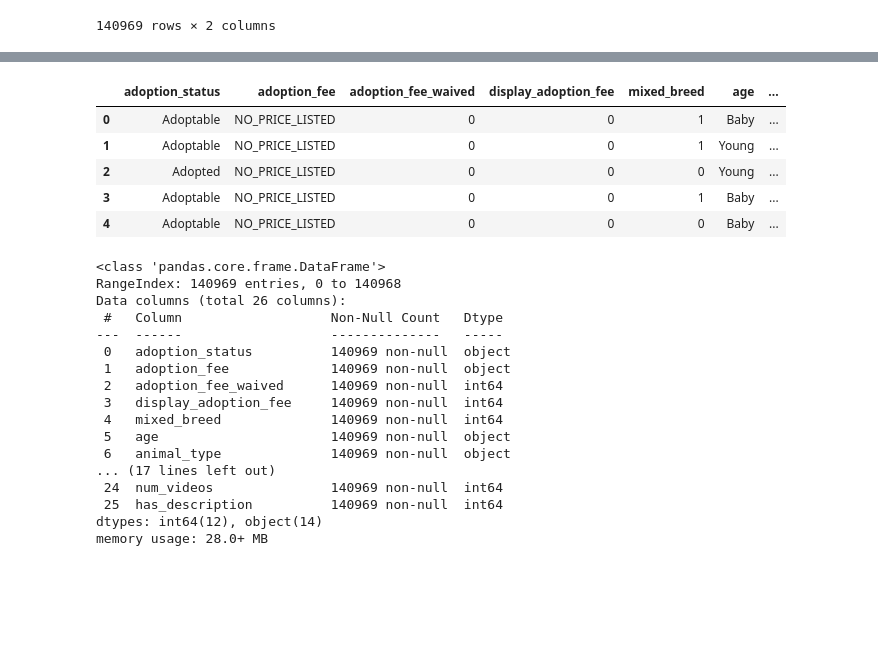
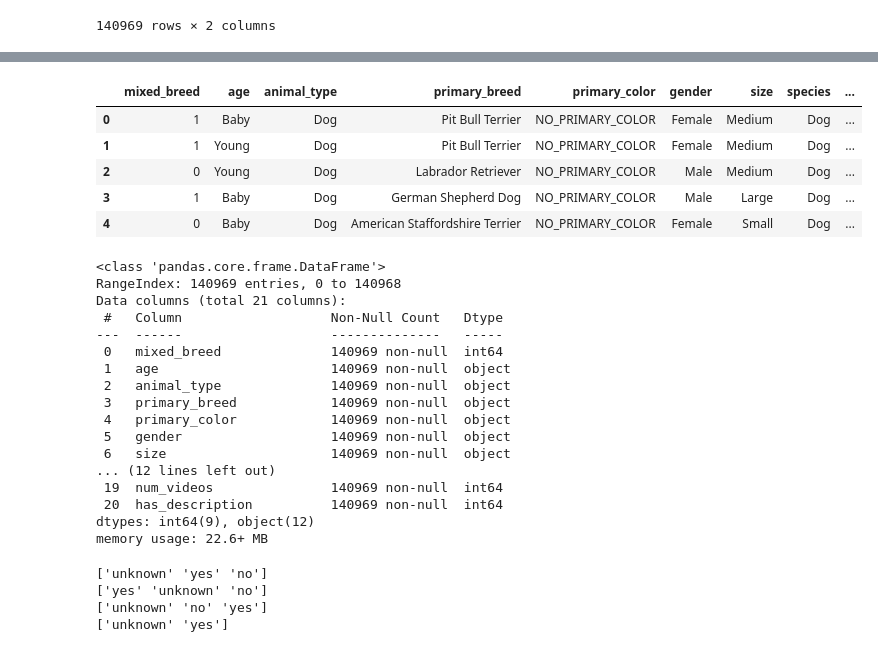
Before and after one commit to justinrichie/clusters_ML_TF, a Jupyter notebook: petfinder-clusters.ipynb, the cells around one changed output, grey strips where cells are left out. Drawn from its saved outputs; the diff is of its cells as text; code cells hidden in the pictures; blank space fills up the shorter version.

```diff
--- a/petfinder-clusters.ipynb
+++ b/petfinder-clusters.ipynb
@@ -46,8 +48,12 @@ df[['has_description', 'pet_description']]
 # %%
 # drop columns that the model will not train on
 to_drop = [
+    'adoption_fee',
+    'adoption_fee_waived',
+    'adoption_status',
     'country_code',
     'created_at',
+    'display_adoption_fee',
     'favorited_at',
     'good_with_others_notes',
     'id',
@@ -58,6 +64,7 @@ to_drop = [
     'location_type',
     'longitude',
     'name',
+    'num_aifs',
     'organization_active',
     'organization_animal_identifier',
     'organization_display_id',
@@ -90,36 +97,44 @@ df.head()
 # %%
-# fill nan values in 'adoption_fee' column
-df['adoption_fee'].fillna(value='NO_PRICE_LISTED', inplace=True)
 # fill nan values in all color fields
 df['primary_color'].fillna(value='NO_PRIMARY_COLOR', inplace=True)
 # fill nan values in for coat_length
 df['coat_length'].fillna(value='NO_COAT_LENGTH', inplace=True)
 df.head()
 # %% [output]
-|  | adoption_status | adoption_fee | adoption_fee_waived | display_adoption_fee | mixed_breed | age | ... |
-| 0 | Adoptable | NO_PRICE_LISTED | 0 | 0 | 1 | Baby | ... |
-| 1 | Adoptable | NO_PRICE_LISTED | 0 | 0 | 1 | Young | ... |
-| 2 | Adopted | NO_PRICE_LISTED | 0 | 0 | 0 | Young | ... |
-| 3 | Adoptable | NO_PRICE_LISTED | 0 | 0 | 1 | Baby | ... |
-| 4 | Adoptable | NO_PRICE_LISTED | 0 | 0 | 0 | Baby | ... |
+|  | mixed_breed | age | animal_type | primary_breed | primary_color | gender | size | species | ... |
+| 0 | 1 | Baby | Dog | Pit Bull Terrier | NO_PRIMARY_COLOR | Female | Medium | Dog | ... |
+| 1 | 1 | Young | Dog | Pit Bull Terrier | NO_PRIMARY_COLOR | Female | Medium | Dog | ... |
+| 2 | 0 | Young | Dog | Labrador Retriever | NO_PRIMARY_COLOR | Male | Medium | Dog | ... |
+| 3 | 1 | Baby | Dog | German Shepherd Dog | NO_PRIMARY_COLOR | Male | Large | Dog | ... |
+| 4 | 0 | Baby | Dog | American Staffordshire Terrier | NO_PRIMARY_COLOR | Female | Small | Dog | ... |
 # %%
 # validate all columns have 140,969 non-null values
 df.info()
 # %% [output]
 <class 'pandas.core.frame.DataFrame'>
 RangeIndex: 140969 entries, 0 to 140968
-Data columns (total 26 columns):
+Data columns (total 21 columns):
  #   Column                   Non-Null Count   Dtype
 ---  ------                   --------------   -----
- 0   adoption_status          140969 non-null  object
- 1   adoption_fee             140969 non-null  object
- 2   adoption_fee_waived      140969 non-null  int64
- 3   display_adoption_fee     140969 non-null  int64
- 4   mixed_breed              140969 non-null  int64
- 5   age                      140969 non-null  object
- 6   animal_type              140969 non-null  object
-... (17 lines left out)
- 24  num_videos               140969 non-null  int64
- 25  has_description          140969 non-null  int64
-dtypes: int64(12), object(14)
-memory usage: 28.0+ MB
+ 0   mixed_breed              140969 non-null  int64
+ 1   age                      140969 non-null  object
+ 2   animal_type              140969 non-null  object
+ 3   primary_breed            140969 non-null  object
+ 4   primary_color            140969 non-null  object
+ 5   gender                   140969 non-null  object
+ 6   size                     140969 non-null  object
+... (12 lines left out)
+ 19  num_videos               140969 non-null  int64
+ 20  has_description          140969 non-null  int64
+dtypes: int64(9), object(12)
+memory usage: 22.6+ MB
+# %%
+print(df.good_with_children.unique())
+print(df.good_with_dogs.unique())
+print(df.good_with_cats.unique())
+print(df.good_with_other_animals.unique())
+# %% [output]
+['unknown' 'yes' 'no']
+['yes' 'unknown' 'no']
+['unknown' 'no' 'yes']
+['unknown' 'yes']
```
Also changed, not shown: parts of 4 cells of this notebook.
